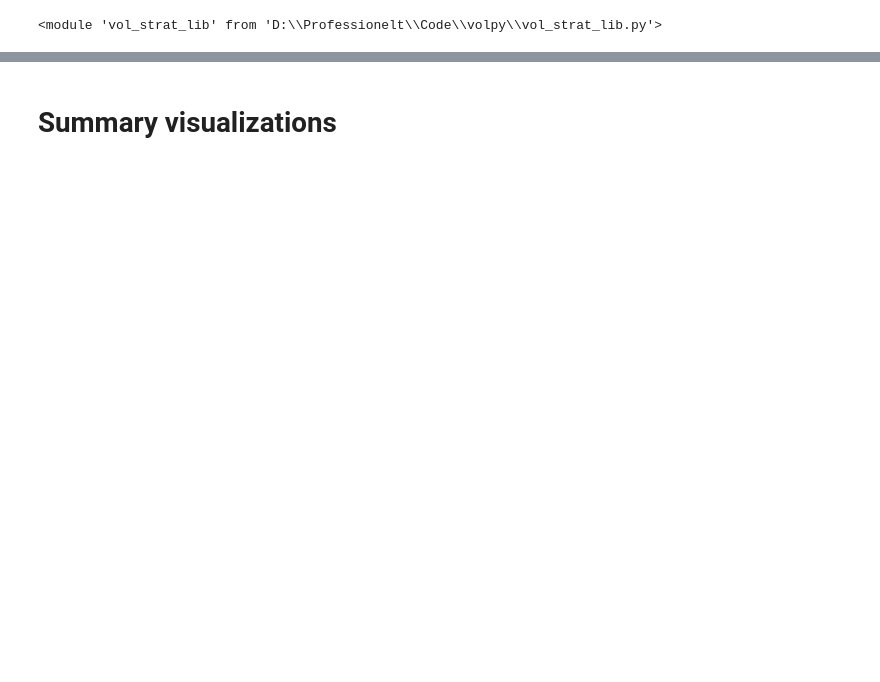
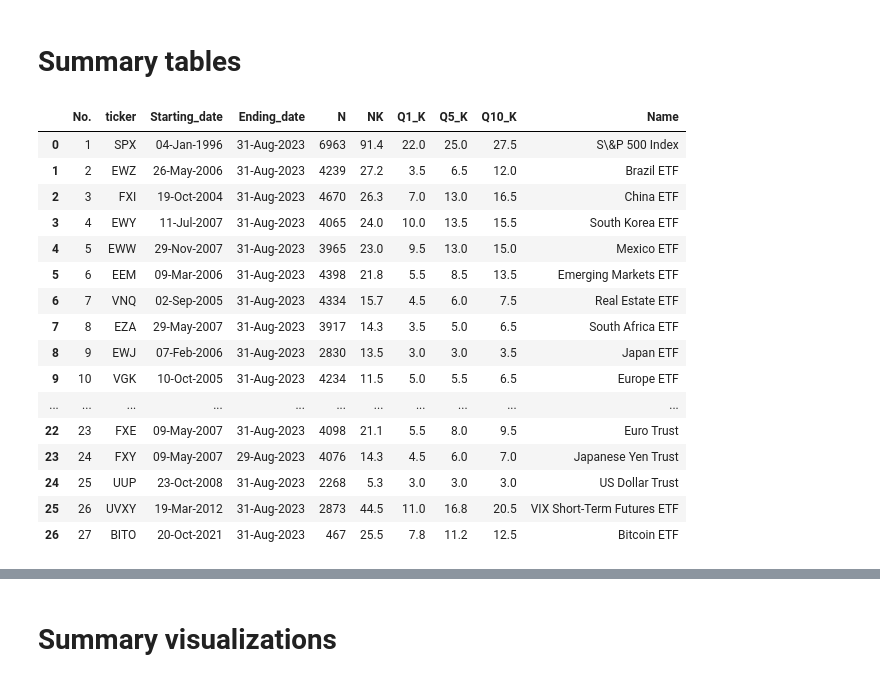
Before and after one commit to MadsHebsgaard/volpy, a Jupyter notebook: Code to produce results/Summary_and_visualizations.ipynb, the cells around one changed output, grey strips where cells are left out. Drawn from its saved outputs; the diff is of its cells as text; code cells hidden in the pictures; blank space fills up the shorter version.

```diff
--- a/Code to produce results/Summary_and_visualizations.ipynb
+++ b/Code to produce results/Summary_and_visualizations.ipynb
@@ -21,5 +21,39 @@ importlib.reload(vp)
 importlib.reload(load_clean_lib)
 importlib.reload(table_lib)
 importlib.reload(vs)
+
+import os
+os.makedirs("figures/summary", exist_ok=True)
-# %% [output]
-<module 'vol_strat_lib' from 'D:\\Professionelt\\Code\\volpy\\vol_strat_lib.py'>
+# %% [markdown]
+# Summary tables
+# %%
+importlib.reload(vtp)
+importlib.reload(table_lib)
+
+scale = 0.6
+ticker_list_list = [vp.VIX_tickers, vp.Cross_AM_tickers, vp.OEX_tickers, vp.Liquid_tickers]
+name_list = ["VIX", "Cross-AM", "OEX", "Liquid"]
+
+for ticker_list, name in zip(ticker_list_list, name_list):
+    sum_df = vtp.concat_ticker_datasets(ticker_list, "sum1")
+    _ = table_lib.table_dataset_list_strike_count_pages(sum_df, name = name, width_scale=scale)
+# %%
+_
+# %% [output]
+|  | No. | ticker | Starting_date | Ending_date | N | NK | Q1_K | Q5_K | Q10_K | Name |
+| 0 | 1 | SPX | 04-Jan-1996 | 31-Aug-2023 | 6963 | 91.4 | 22.0 | 25.0 | 27.5 | S\&P 500 Index |
+| 1 | 2 | EWZ | 26-May-2006 | 31-Aug-2023 | 4239 | 27.2 | 3.5 | 6.5 | 12.0 | Brazil ETF |
+| 2 | 3 | FXI | 19-Oct-2004 | 31-Aug-2023 | 4670 | 26.3 | 7.0 | 13.0 | 16.5 | China ETF |
+| 3 | 4 | EWY | 11-Jul-2007 | 31-Aug-2023 | 4065 | 24.0 | 10.0 | 13.5 | 15.5 | South Korea ETF |
+| 4 | 5 | EWW | 29-Nov-2007 | 31-Aug-2023 | 3965 | 23.0 | 9.5 | 13.0 | 15.0 | Mexico ETF |
+| 5 | 6 | EEM | 09-Mar-2006 | 31-Aug-2023 | 4398 | 21.8 | 5.5 | 8.5 | 13.5 | Emerging Markets ETF |
+| 6 | 7 | VNQ | 02-Sep-2005 | 31-Aug-2023 | 4334 | 15.7 | 4.5 | 6.0 | 7.5 | Real Estate ETF |
+| 7 | 8 | EZA | 29-May-2007 | 31-Aug-2023 | 3917 | 14.3 | 3.5 | 5.0 | 6.5 | South Africa ETF |
+| 8 | 9 | EWJ | 07-Feb-2006 | 31-Aug-2023 | 2830 | 13.5 | 3.0 | 3.0 | 3.5 | Japan ETF |
+| 9 | 10 | VGK | 10-Oct-2005 | 31-Aug-2023 | 4234 | 11.5 | 5.0 | 5.5 | 6.5 | Europe ETF |
+| ... | ... | ... | ... | ... | ... | ... | ... | ... | ... | ... |
+| 22 | 23 | FXE | 09-May-2007 | 31-Aug-2023 | 4098 | 21.1 | 5.5 | 8.0 | 9.5 | Euro Trust |
+| 23 | 24 | FXY | 09-May-2007 | 29-Aug-2023 | 4076 | 14.3 | 4.5 | 6.0 | 7.0 | Japanese Yen Trust |
+| 24 | 25 | UUP | 23-Oct-2008 | 31-Aug-2023 | 2268 | 5.3 | 3.0 | 3.0 | 3.0 | US Dollar Trust |
+| 25 | 26 | UVXY | 19-Mar-2012 | 31-Aug-2023 | 2873 | 44.5 | 11.0 | 16.8 | 20.5 | VIX Short-Term Futures ETF |
+| 26 | 27 | BITO | 20-Oct-2021 | 31-Aug-2023 | 467 | 25.5 | 7.8 | 11.2 | 12.5 | Bitcoin ETF |
```
Also changed, not shown: parts of 26 cells of this notebook, 11 other files.
